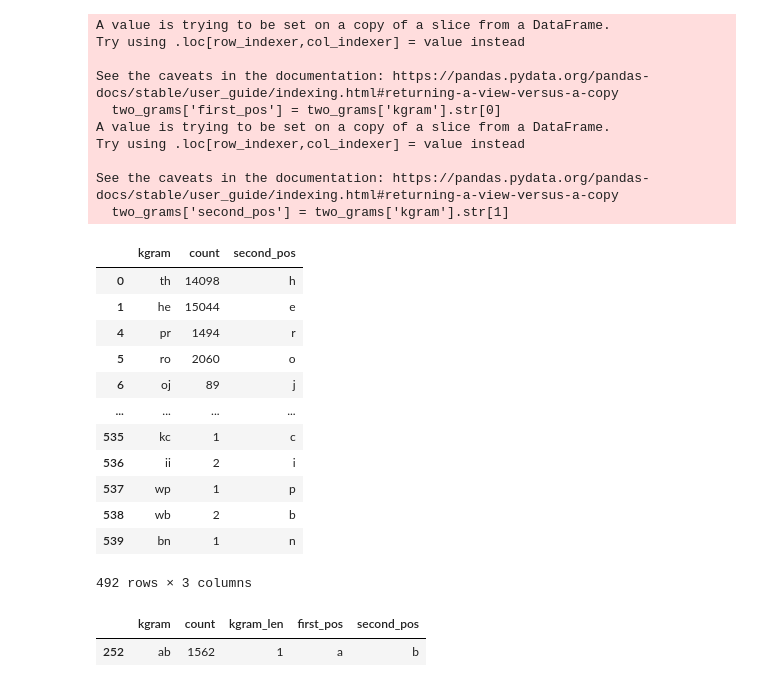
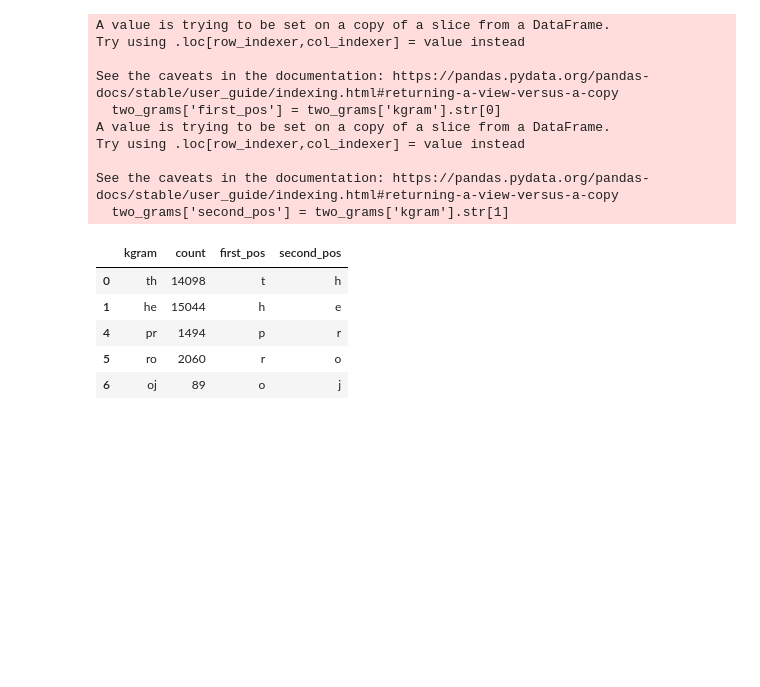
Before and after one commit to grantaguinaldo/ssie, a Jupyter notebook: ssie500/hw2/hw2.ipynb, the cells around one changed output. Saved outputs shown, nothing was run; the diff lists cells and outputs as text; code cells hidden in the pictures; blank space fills up the shorter version.

```diff
--- a/ssie500/hw2/hw2.ipynb
+++ b/ssie500/hw2/hw2.ipynb
@@ -240,23 +240,12 @@ Try using .loc[row_indexer,col_indexer] = value instead
 See the caveats in the documentation: https://pandas.pydata.org/pandas-docs/stable/user_guide/indexing.html#returning-a-view-versus-a-copy
   two_grams['second_pos'] = two_grams['kgram'].str[1]
 # %%
-two_grams[['kgram', 'count', 'second_pos']]
+df = two_grams[['kgram', 'count', 'first_pos', 'second_pos']]
+df.head()
 # %% [output]
-|  | kgram | count | second_pos |
-| 0 | th | 14098 | h |
-| 1 | he | 15044 | e |
-| 4 | pr | 1494 | r |
-| 5 | ro | 2060 | o |
-| 6 | oj | 89 | j |
-| ... | ... | ... | ... |
-| 535 | kc | 1 | c |
-| 536 | ii | 2 | i |
-| 537 | wp | 1 | p |
-| 538 | wb | 2 | b |
-| 539 | bn | 1 | n |
+|  | kgram | count | first_pos | second_pos |
+| 0 | th | 14098 | t | h |
+| 1 | he | 15044 | h | e |
+| 4 | pr | 1494 | p | r |
+| 5 | ro | 2060 | r | o |
+| 6 | oj | 89 | o | j |
-492 rows × 3 columns
-# %%
-two_grams[two_grams['kgram'] == 'ab']
-# %% [output]
-|  | kgram | count | kgram_len | first_pos | second_pos |
-| 252 | ab | 1562 | 1 | a | b |
```
Also changed, not shown: parts of 11 cells of this notebook.
